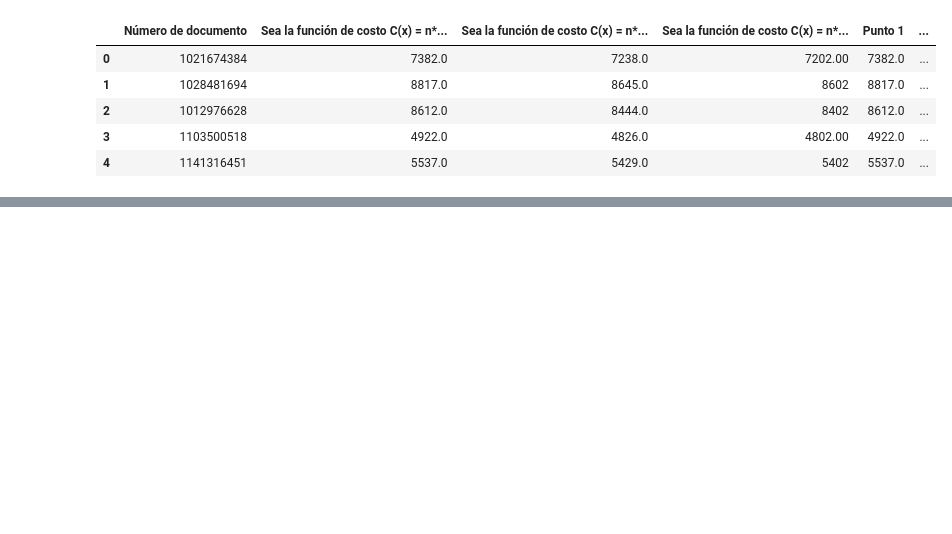
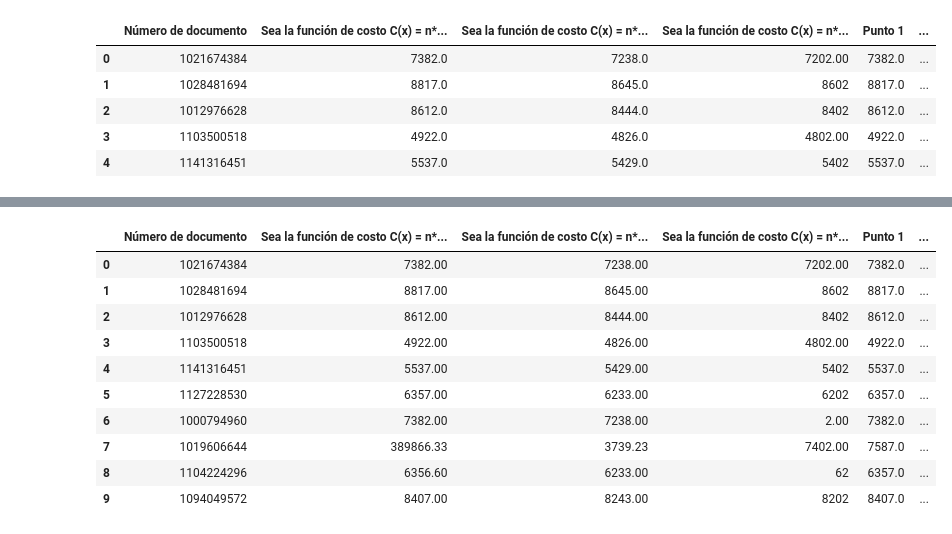
Before and after one commit to acamilos15/Proyecto_Final_Grupo_-4, a Jupyter notebook: pandas/Estudiante1.ipynb, the cells around one changed output, grey strips where cells are left out. Saved outputs shown, nothing was run; the diff lists cells and outputs as text; code cells hidden in the pictures; blank space fills up the shorter version.

Commit message:
Califique 3 punto 3 y le agregue las columnas correspondientes al archivo csv

```diff
--- a/pandas/Estudiante1.ipynb
+++ b/pandas/Estudiante1.ipynb
@@ -57,0 +63,48 @@ df.head(19)
+# %%
+def cam(x):
+  p=str(x)
+  p=p.replace(",",".")
+  return float(p)
+
+def sumar_digitos(x):
+    x_str = str(x)
+    sum=0
+    for i in x_str:
+      sum+= int(i)
+    return sum
+
+def crear_funcion1(n):
+    def f(x):
+        return n * (2*x) + 2
+    return f
+
+def evaluar_funcion3(n):
+  f=crear_funcion1(n)
+  return f(100)
+
+
+df["n"]= df["Número de documento"].apply(sumar_digitos)
+df["Punto 3"] = df["n"].apply(evaluar_funcion3).round(2)
+columna_estudiante = df.columns[3]
+df["Punto 3 Limpio"] = df[columna_estudiante].apply(cam)
+
+
+
+def calificar3(x):
+  return 5 if x["Punto 3"] == x["Punto 3 Limpio"] else 1
+
+df["Calificacion 3"] = df.apply(calificar3 , axis=1)
+# %%
+df.head(10)
+# %% [output]
+|  | Número de documento | Sea la función de costo C(x) = n*... | Sea la función de costo C(x) = n*... | Sea la función de costo C(x) = n*... | Punto 1 | ... |
+| 0 | 1021674384 | 7382.00 | 7238.00 | 7202.00 | 7382.0 | ... |
+| 1 | 1028481694 | 8817.00 | 8645.00 | 8602 | 8817.0 | ... |
+| 2 | 1012976628 | 8612.00 | 8444.00 | 8402 | 8612.0 | ... |
+| 3 | 1103500518 | 4922.00 | 4826.00 | 4802.00 | 4922.0 | ... |
+| 4 | 1141316451 | 5537.00 | 5429.00 | 5402 | 5537.0 | ... |
+| 5 | 1127228530 | 6357.00 | 6233.00 | 6202 | 6357.0 | ... |
+| 6 | 1000794960 | 7382.00 | 7238.00 | 2.00 | 7382.0 | ... |
+| 7 | 1019606644 | 389866.33 | 3739.23 | 7402.00 | 7587.0 | ... |
+| 8 | 1104224296 | 6356.60 | 6233.00 | 62 | 6357.0 | ... |
+| 9 | 1094049572 | 8407.00 | 8243.00 | 8202 | 8407.0 | ... |
```
Also changed, not shown: parts of 4 cells of this notebook, 1 other file.
